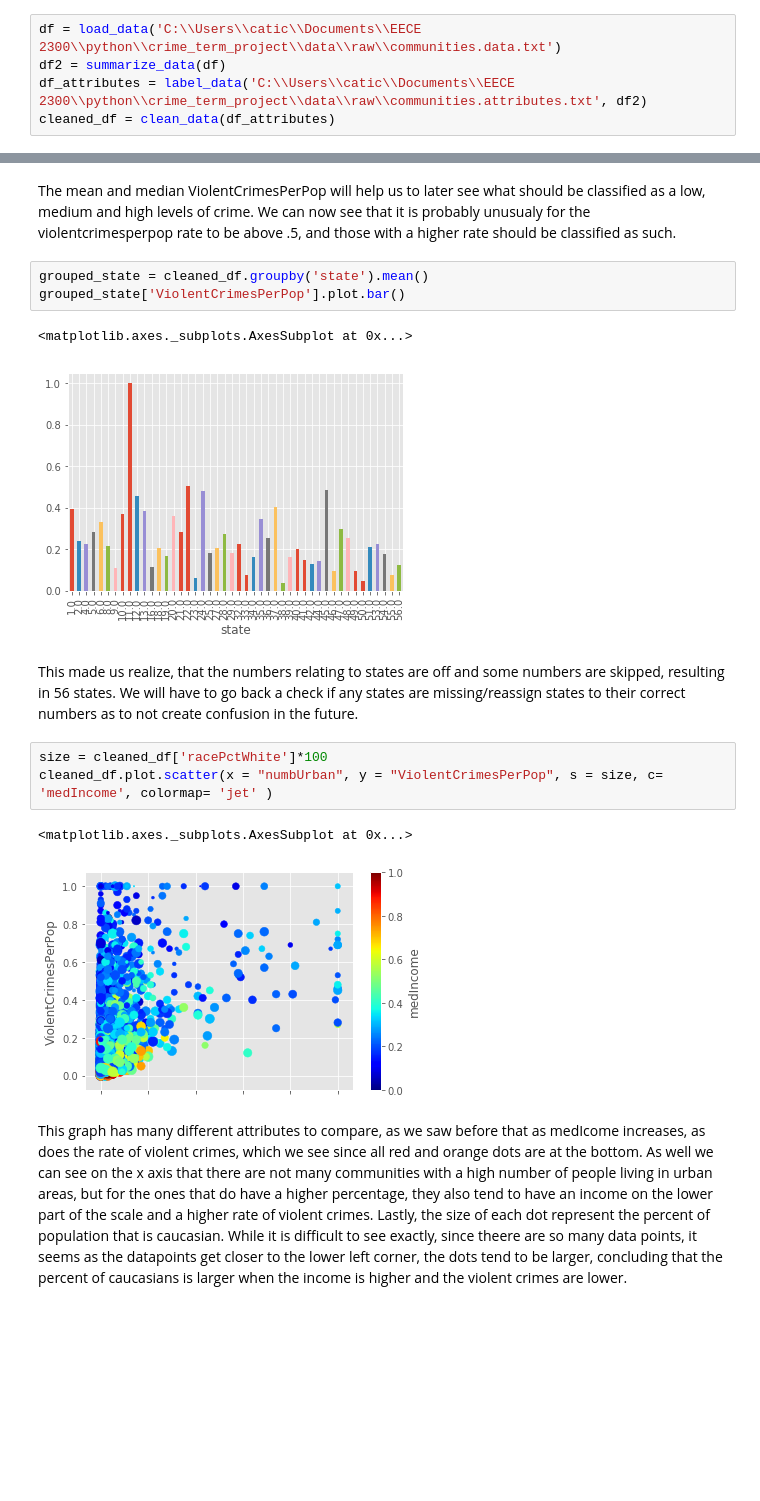
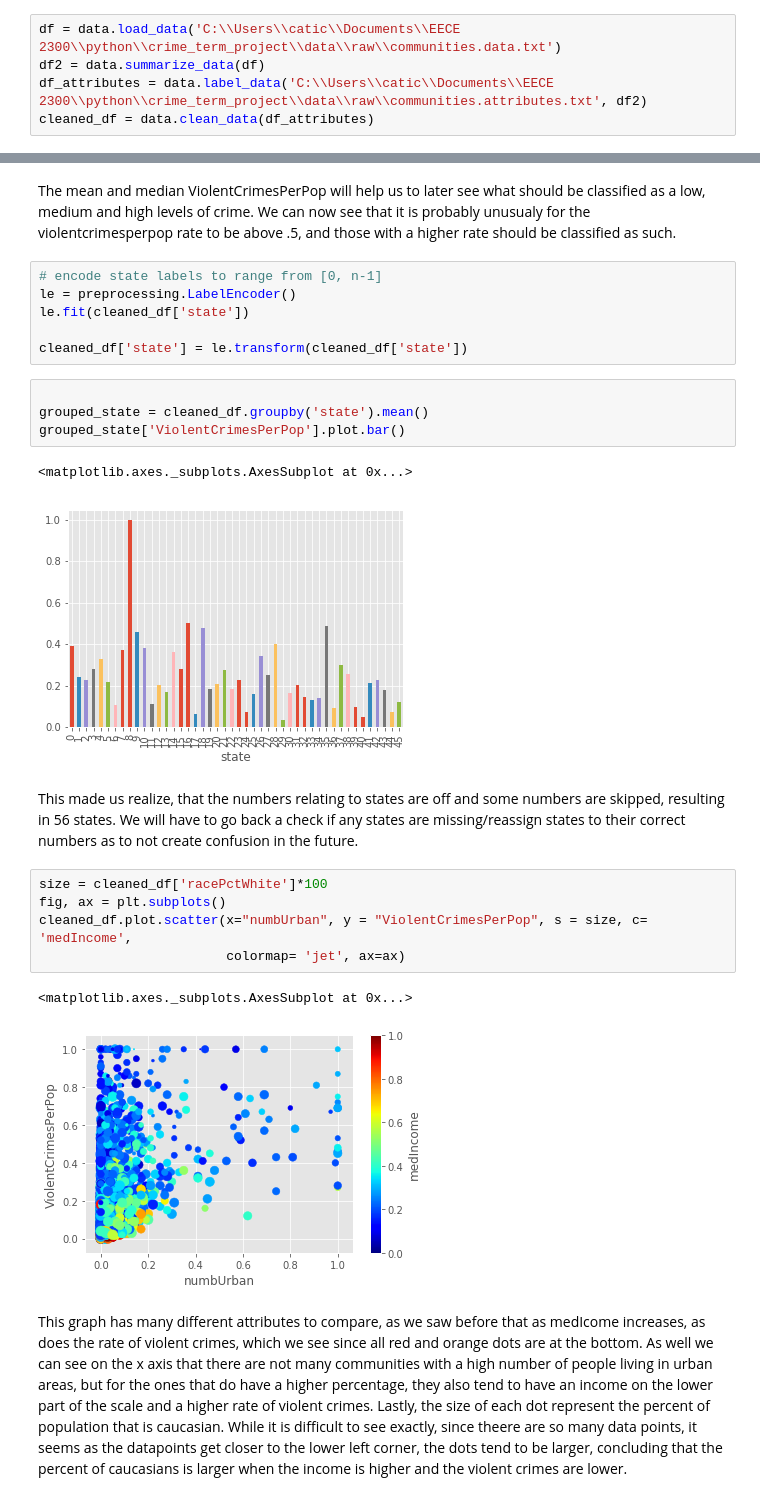
Before and after one commit to caticardelle/eece2300_termproject, a Jupyter notebook: crime_term_project/Data Visualization.ipynb, the cells around one changed output, grey strips where cells are left out. Saved outputs shown, nothing was run; the diff lists cells and outputs as text; blank space fills up the shorter version.

```diff
--- a/crime_term_project/Data Visualization.ipynb
+++ b/crime_term_project/Data Visualization.ipynb
@@ -135,8 +10,8 @@ See the caveats in the documentation: http://pandas.pydata.org/pandas-docs/stabl
 # %%
-df = load_data('C:\\Users\\catic\\Documents\\EECE 2300\\python\\crime_term_project\\data\\raw\\communities.data.txt')
-df2 = summarize_data(df)
-df_attributes = label_data('C:\\Users\\catic\\Documents\\EECE 2300\\python\\crime_term_project\\data\\raw\\communities.attributes.txt', df2)
-cleaned_df = clean_data(df_attributes)
+df = data.load_data('C:\\Users\\catic\\Documents\\EECE 2300\\python\\crime_term_project\\data\\raw\\communities.data.txt')
+df2 = data.summarize_data(df)
+df_attributes = data.label_data('C:\\Users\\catic\\Documents\\EECE 2300\\python\\crime_term_project\\data\\raw\\communities.attributes.txt', df2)
+cleaned_df = data.clean_data(df_attributes)
 # %% [output]
 A value is trying to be set on a copy of a slice from a DataFrame
 
@@ -156,20 +32,29 @@ print(cleaned_df['ViolentCrimesPerPop'].median())
 0.15
 # %% [markdown]
 The mean and median ViolentCrimesPerPop will help us to later see what should be classified as a low, medium and high levels of crime. We can now see that it is probably unusualy for the violentcrimesperpop rate to be above .5, and those with a higher rate should be classified as such.
+# %%
+# encode state labels to range from [0, n-1]
+le = preprocessing.LabelEncoder()
+le.fit(cleaned_df['state'])
+
+cleaned_df['state'] = le.transform(cleaned_df['state'])
 # %%
+
 grouped_state = cleaned_df.groupby('state').mean()
 grouped_state['ViolentCrimesPerPop'].plot.bar()
 # %% [output]
 <matplotlib.axes._subplots.AxesSubplot at 0x...>
-[figure, old version]
+[figure, new version]
 # %% [markdown]
 This made us realize, that the numbers relating to states are off and some numbers are skipped, resulting in 56 states. We will have to go back a check if any states are missing/reassign states to their correct numbers as to not create confusion in the future.
 # %%
 size = cleaned_df['racePctWhite']*100
-cleaned_df.plot.scatter(x = "numbUrban", y = "ViolentCrimesPerPop", s = size, c= 'medIncome', colormap= 'jet' )
+fig, ax = plt.subplots()
+cleaned_df.plot.scatter(x="numbUrban", y = "ViolentCrimesPerPop", s = size, c= 'medIncome',
+                        colormap= 'jet', ax=ax)
 # %% [output]
 <matplotlib.axes._subplots.AxesSubplot at 0x...>
-[figure, old version]
+[figure, new version]
 # %% [markdown]
 This graph has many different attributes to compare, as we saw before that as medIcome increases, as does the rate of violent crimes, which we see since all red and orange dots are at the bottom. As well we can see on the x axis that there are not many communities with a high number of people living in urban areas, but for the ones that do have a higher percentage, they also tend to have an income on the lower part of the scale and a higher rate of violent crimes. Lastly, the size of each dot represent the percent of population that is caucasian. While it is difficult to see exactly, since theere are so many data points, it seems as the datapoints get closer to the lower left corner, the dots tend to be larger, concluding that the percent of caucasians is larger when the income is higher and the violent crimes are lower.
 # %%
```
Also changed, not shown: parts of 7 cells of this notebook, 4 other files.
